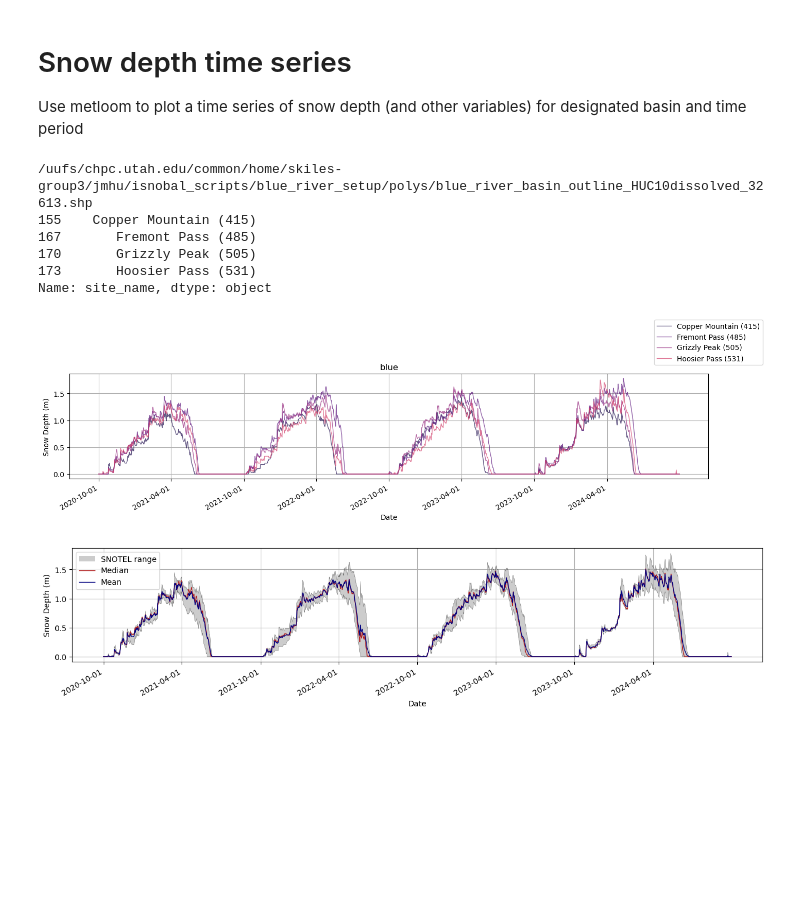
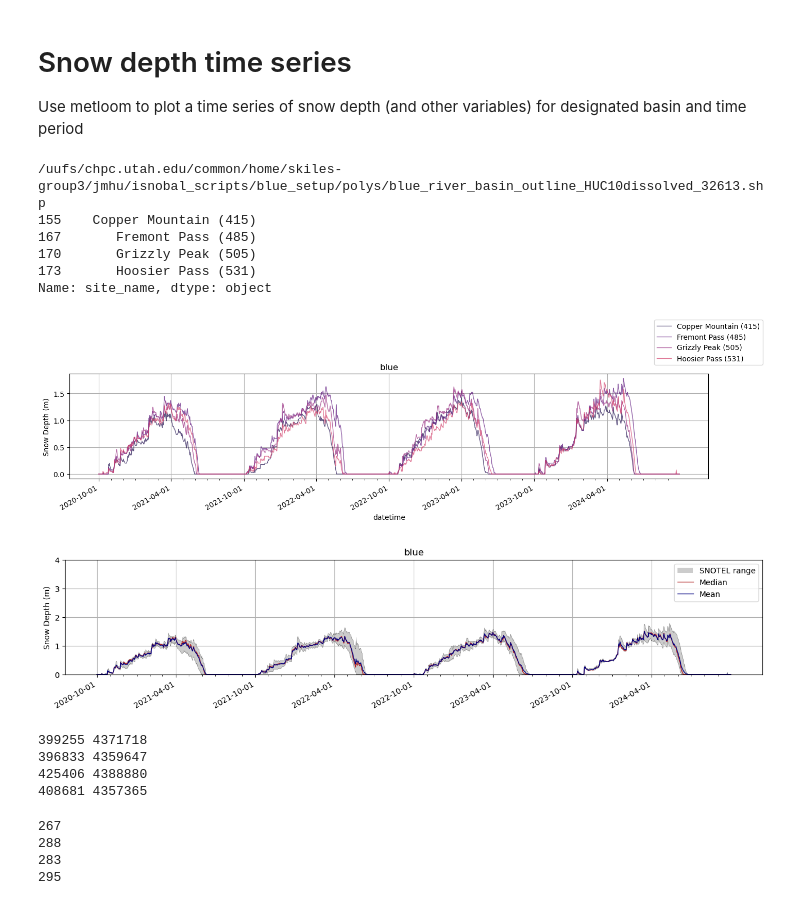
Before and after one commit to jmichellehu/ucrb-isnobal, a Jupyter notebook: notebooks/snotel/snotel_exploration.ipynb, the cells around one changed output. Saved outputs shown, nothing was run; the diff lists cells and outputs as text; code cells hidden in the pictures; blank space fills up the shorter version.

Commit message:
notebooks - snotel - clean run

```diff
--- a/notebooks/snotel/snotel_exploration.ipynb
+++ b/notebooks/snotel/snotel_exploration.ipynb
@@ -97,7 +97,7 @@ def prep_basin_snotel_ts(snotel_dfs):
 
     return snotel_megadf, snowdepth_cols, combined
 
-def plot_indiv_basin_snotel_ts(basin, snotel_megadf, snowdepth_cols, combined, colors=None):
+def plot_indiv_basin_snotel_ts(basin, snotel_megadf, snowdepth_cols, combined, colors=None, vmin=None, vmax=None):
     # Plot the snow depth for all the SNOTEL sites in this basin
     _, ax = plt.subplots(figsize=(16, 3))
     snotel_megadf.plot(ax=ax, linewidth=1, linestyle='-', color=colors, alpha=0.7)
@@ -105,7 +105,12 @@ def plot_indiv_basin_snotel_ts(basin, snotel_megadf, snowdepth_cols, combined, c
     ax.legend(loc='center', bbox_to_anchor=(1, 1.3), labels=colnames);
     # set xticks for indices of choice (Oct 1 and Apr 1)
     ax.set_xticks(combined)
+    # set minor xticks without labels for the 1st of every month
+    ax.set_xticks(snotel_megadf.index[snotel_megadf.index.day == 1], minor=True)
+    # adjust y-axis limits if vmin and vmax are provided
+    if vmin is not None and vmax is not None:
+        ax.set_ylim(vmin, vmax)
     ax.set_ylabel('Snow Depth (m)');
-    ax.set_xlabel('Date');
+    # ax.set_xlabel('Date');
     ax.grid(True)
     ax.set_title(f'{basin}')
@@ -112,17 +168,34 @@ def plot_indiv_basin_snotel_ts(basin, snotel_megadf, snowdepth_cols, combined, c
+# %%
+vmin, vmax = 0, 4
 # %%
 basin = 'blue'
-_, snotel_dfs, _ = get_basin_snotel_ts(basin, WY_list, allsites_fn, script_dir)
+gdf_metloom, snotel_dfs, snotel_metadf = get_basin_snotel_ts(basin, WY_list, allsites_fn, script_dir)
 snotel_megadf, snowdepth_cols, combined = prep_basin_snotel_ts(snotel_dfs)
 plot_indiv_basin_snotel_ts(basin, snotel_megadf, snowdepth_cols, combined)
-plot_summary_basin_snotel_ts(snotel_megadf, combined)
+plot_summary_basin_snotel_ts(basin, snotel_megadf, combined, vmin=vmin, vmax=vmax)
 # %% [output]
-/uufs/chpc.utah.edu/common/home/skiles-group3/jmhu/isnobal_scripts/blue_river_setup/polys/blue_river_basin_outline_HUC10dissolved_32613.shp
+/uufs/chpc.utah.edu/common/home/skiles-group3/jmhu/isnobal_scripts/blue_setup/polys/blue_river_basin_outline_HUC10dissolved_32613.shp
 155    Copper Mountain (415)
 167       Fremont Pass (485)
 170       Grizzly Peak (505)
 173       Hoosier Pass (531)
 Name: site_name, dtype: object
 [figure]
-[figure, old version]
+[figure, new version]
+# %%
+_ = [print(f"{loc[1]['geometry'].x:.0f} {loc[1]['geometry'].y:.0f}") for loc in gdf_metloom.iterrows()]
+# %% [output]
+399255 4371718
+396833 4359647
+425406 4388880
+408681 4357365
+# %%
+# Convert elevation to meters
+_ = [print(f"{loc.z * 0.0254:.0f}") for loc in snotel_metadf]
+# %% [output]
+267
+288
+283
+295
 # %%
 basin = 'animas'
```
Also changed, not shown: parts of 9 cells of this notebook.
